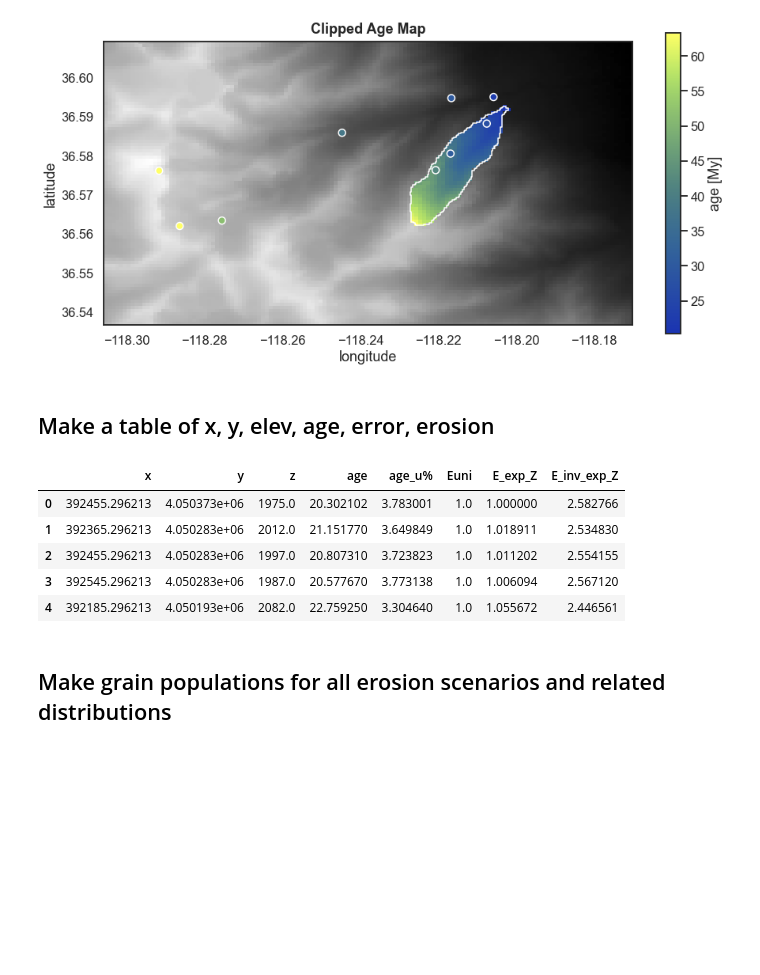
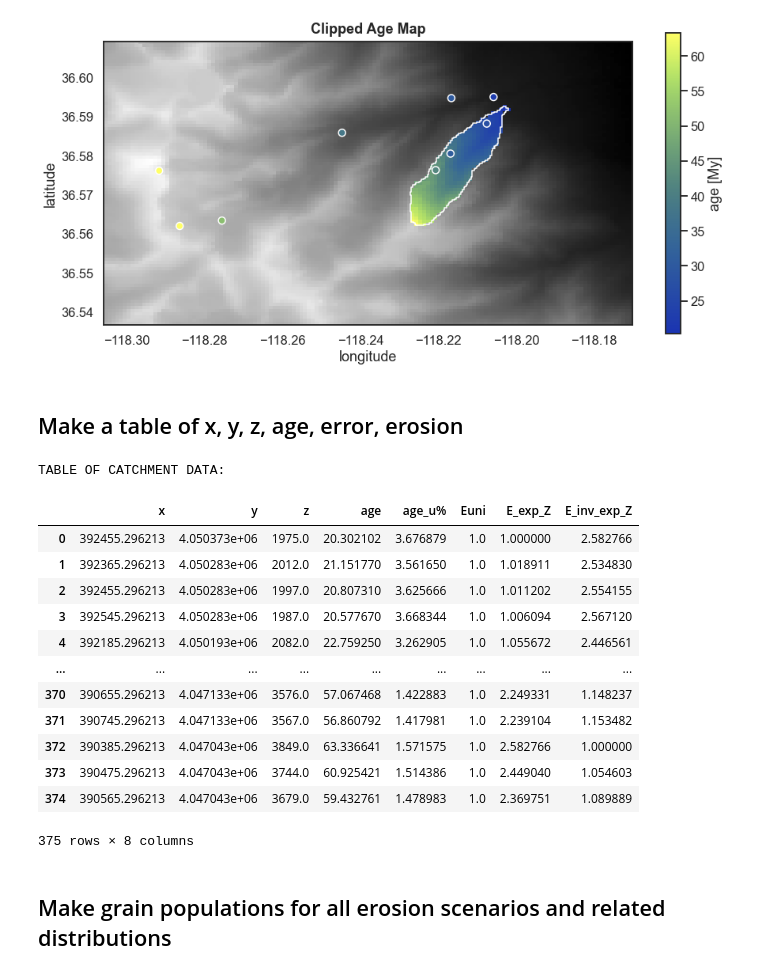
Before and after one commit to toddehlers/ESD_thermotrace, a Jupyter notebook: ESD_thermotrace.ipynb, the cells around one changed output. Cells and saved outputs as stored; diff of their text form; code cells hidden in the pictures; blank space fills up the shorter version.

Commit message:
bugfix and fertility map

```diff
--- a/ESD_thermotrace.ipynb
+++ b/ESD_thermotrace.ipynb
@@ -61,8 +62,8 @@ age_map_uncertainty_filename: None
 # %%
 # Open DEM and read the metadata
 dem = import_dem(dem_filename, ipf)
-# make dictionary of erosion maps
-e_maps = import_e_maps(e_map_filenames, ipf)
+# make dictionary of erosion maps and fertility map, if present
+e_maps = import_e_maps(e_map_filenames, f_map_filename, ipf)
 # import interpolated age map and uncertainty, if given
 age_map, age_map_u = import_age_map(age_map_filename, age_map_u_filename, ipf, interp_method)
 # %% [output]
@@ -103,7 +104,7 @@ plot_input_data(dem, e_maps, e_map_filenames, ws_outline, interp_method, bd, dem
 ### Resample DEM and interpolate ages to resampled topographic surface
 # %%
 dem.resample(res)
-if len(e_map_filenames)>0:
+if len(e_maps)>0:
     for k,i in e_maps.items():
         i.resample(res, xyll=dem.xyll, xyur=dem.xyur, extent84=dem.extent84)
 
@@ -164,10 +165,10 @@ plot_error_map(age_interp_error_map, error_interp, bd, ws_outline, interp_method
 xi_res_clp = clip_to_ws(dem.xi_res, ws_filename, dem.extent84, ipf, opf)
 yi_res_clp = clip_to_ws(dem.yi_res, ws_filename, dem.extent84, ipf, opf)
 zi_res_clp = clip_to_ws(dem.zi_res, ws_filename, dem.extent84, ipf, opf)
-if len(e_map_filenames)>0:
+if len(e_maps)>0:
     e_maps_res_clp = dict()
-    for k,i in e_maps.items():
-        e_maps_res_clp[k] = clip_to_ws(i.zi_res, ws_filename, dem.extent84, ipf, opf)
+    for key,item in e_maps.items():
+        e_maps_res_clp[key] = clip_to_ws(item.zi_res, ws_filename, dem.extent84, ipf, opf)
 
 age_interp_map_clp = clip_to_ws(age_interp_map, ws_filename, dem.extent84, ipf, opf)
 age_interp_error_map_clp = clip_to_ws(age_interp_error_map, ws_filename, dem.extent84, ipf, opf)
@@ -178,16 +179,15 @@ plot_clipped_age_map(dem, age_interp_map_clp, ws_outline, bd, interp_method, dem
 # %% [output]
 [figure]
 # %% [markdown]
-## Make a table of x, y, elev, age, error, erosion
+## Make a table of x, y, z, age, error, erosion
 # %%
 grids = [xi_res_clp, yi_res_clp, zi_res_clp, age_interp_map_clp, age_interp_error_map_clp] # grids to crop
 labels = ['x', 'y', 'z', 'age', 'age_u%'] # labels for dictionary
-
 # add labels and grids of the imported erosion maps
-if len(e_map_filenames)>0:
-    for k,i in e_maps_res_clp.items():
-        labels.append(k)
-        grids.append(i)
+if len(e_maps)>0:
+    for key,item in e_maps_res_clp.items():
+        labels.append(key)
+        grids.append(item)
 
 ws_data = pd.DataFrame()
 for g,l in zip(grids,labels):
@@ -195,7 +195,7 @@ for g,l in zip(grids,labels):
         warnings.warn('\nThe number of no-data cells in the '+l+' raster must match that of the clipped DEM\nPlease, make sure that the watershed polygon does not contain no-data.')
     ws_data[l] = g[g==g] # drop the nans and reshape to 1D-array
 
-if len(e_map_filenames)>0:
+if len(e_maps)>0:
     for k,i in e_maps_res_clp.items():
         ws_data[k] = ws_data[k]/ws_data[k].min() # minimum erosional weight should = 1
 
@@ -211,39 +211,48 @@ if example_scenarios:
 #     # increasing to the west
 #     ws_data['E_exp_X'] = 1/np.exp(300*ws_data.x/ws_data.x.min())
 #     ws_data.E_exp_X = ws_data.E_exp_X/ws_data.E_exp_X.min()
 
 #     # Here you can play around with other erosional functions; first define one,
 #     # then create the related column like this example:
 #     def E_stepwise(z, z_steps, weights):
 #         '''
 #         example erosional function of z, where prescribed erosional weights
 #         are assigned for certain elevation ranges
 #         z: elevation at which erosional weight is assigned
 #         z_steps: list of elevation thresholds, ascending
 #         weights: list of corresponding erosional weights
 #         '''
 #         if z>z_steps[-1]:
 #             warnings.warn('also elevations above {} have been assigned {} \
 #             as erosional weight'.format(z_steps[-1], weights[-1]))
 #             return weights[-1]
 #         else:
 #             z_steps_a = np.array(z_steps)
 #             return weights[z_steps.index(z_steps_a[z<z_steps_a][0])]
 
 #     elevation_steps = [1000,1600,2300]
 #     erosional_weights = [5,1,5]
 #     ws_data['E_step'] = ws_data.z.apply(lambda z: E_stepwise(z,elevation_steps,erosional_weights))
 #     ws_data.E_step = ws_data.E_step/ws_data.E_step.min()
 
-# save to excel and show the first 5 rows of the table
+# save to excel and show
 ws_data.to_excel(opf+'/xyz_age_eros.xlsx', index=False)
-ws_data.head()
+print('TABLE OF CATCHMENT DATA:')
+ws_data
 # %% [output]
+TABLE OF CATCHMENT DATA:
 |  | x | y | z | age | age_u% | Euni | E_exp_Z | E_inv_exp_Z |
-| 0 | 392455.296213 | 4.050373e+06 | 1975.0 | 20.302102 | 3.783001 | 1.0 | 1.000000 | 2.582766 |
-| 1 | 392365.296213 | 4.050283e+06 | 2012.0 | 21.151770 | 3.649849 | 1.0 | 1.018911 | 2.534830 |
-| 2 | 392455.296213 | 4.050283e+06 | 1997.0 | 20.807310 | 3.723823 | 1.0 | 1.011202 | 2.554155 |
-| 3 | 392545.296213 | 4.050283e+06 | 1987.0 | 20.577670 | 3.773138 | 1.0 | 1.006094 | 2.567120 |
-| 4 | 392185.296213 | 4.050193e+06 | 2082.0 | 22.759250 | 3.304640 | 1.0 | 1.055672 | 2.446561 |
+| 0 | 392455.296213 | 4.050373e+06 | 1975.0 | 20.302102 | 3.676879 | 1.0 | 1.000000 | 2.582766 |
+| 1 | 392365.296213 | 4.050283e+06 | 2012.0 | 21.151770 | 3.561650 | 1.0 | 1.018911 | 2.534830 |
+| 2 | 392455.296213 | 4.050283e+06 | 1997.0 | 20.807310 | 3.625666 | 1.0 | 1.011202 | 2.554155 |
+| 3 | 392545.296213 | 4.050283e+06 | 1987.0 | 20.577670 | 3.668344 | 1.0 | 1.006094 | 2.567120 |
+| 4 | 392185.296213 | 4.050193e+06 | 2082.0 | 22.759250 | 3.262905 | 1.0 | 1.055672 | 2.446561 |
+| ... | ... | ... | ... | ... | ... | ... | ... | ... |
+| 370 | 390655.296213 | 4.047133e+06 | 3576.0 | 57.067468 | 1.422883 | 1.0 | 2.249331 | 1.148237 |
+| 371 | 390745.296213 | 4.047133e+06 | 3567.0 | 56.860792 | 1.417981 | 1.0 | 2.239104 | 1.153482 |
+| 372 | 390385.296213 | 4.047043e+06 | 3849.0 | 63.336641 | 1.571575 | 1.0 | 2.582766 | 1.000000 |
+| 373 | 390475.296213 | 4.047043e+06 | 3744.0 | 60.925421 | 1.514386 | 1.0 | 2.449040 | 1.054603 |
+| 374 | 390565.296213 | 4.047043e+06 | 3679.0 | 59.432761 | 1.478983 | 1.0 | 2.369751 | 1.089889 |
+375 rows × 8 columns
 # %% [markdown]
 ## Make grain populations for all erosion scenarios and related distributions
```
Also changed, not shown: parts of 8 cells of this notebook, 14 other files.
